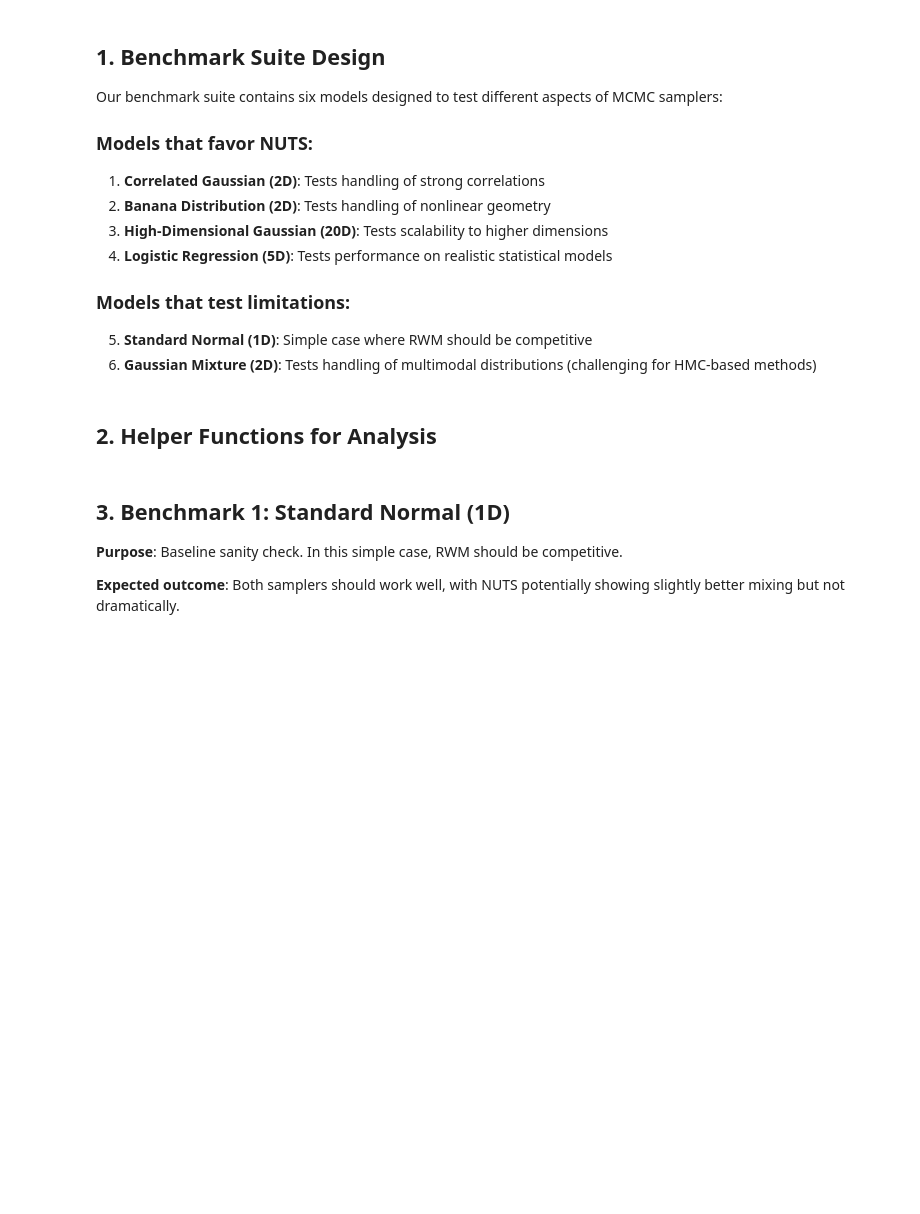
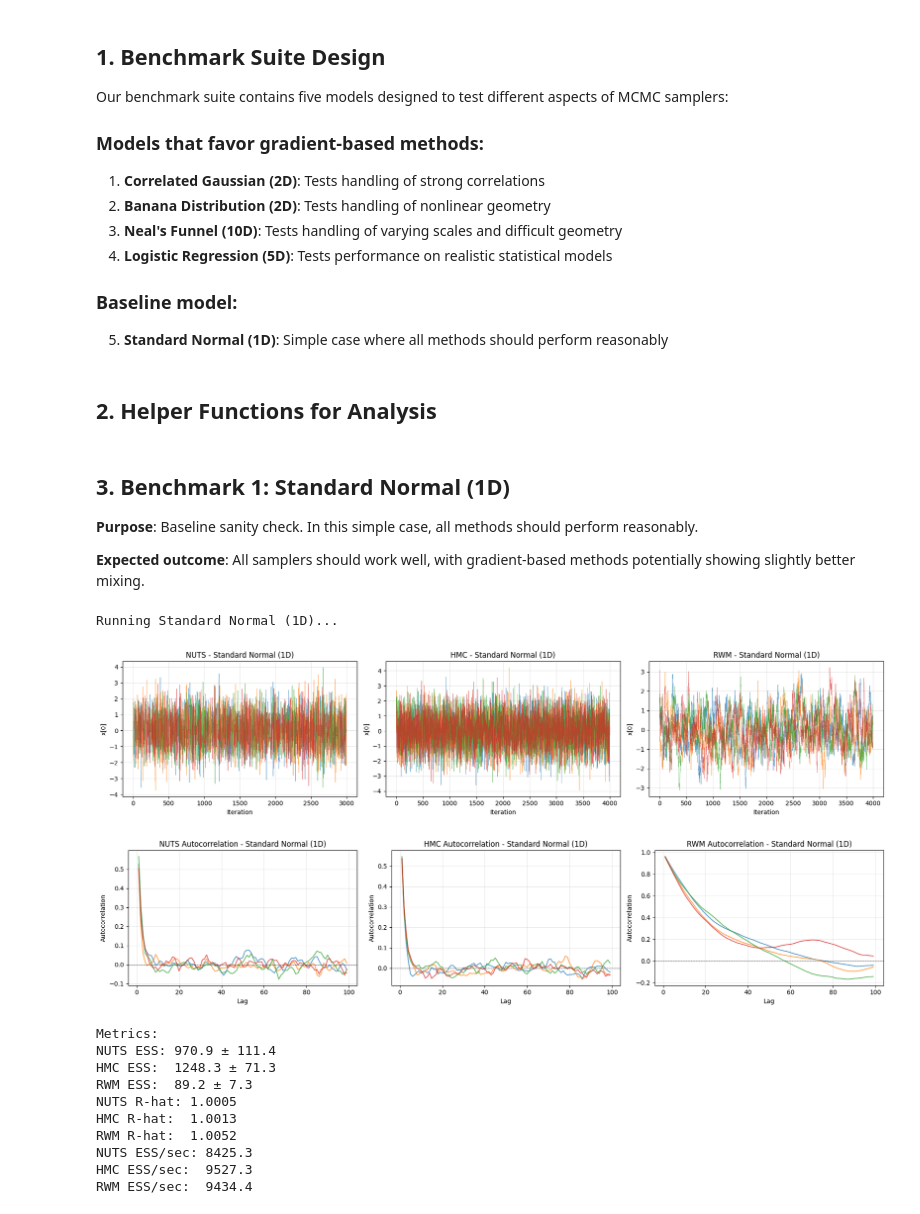
Before and after one commit to LenaSchill3008/NUTS_Implementation, a Jupyter notebook: analysis.ipynb, the cells around one changed output. Drawn from its saved outputs; the diff is of its cells as text; code cells hidden in the pictures; blank space fills up the shorter version.

```diff
--- a/analysis.ipynb
+++ b/analysis.ipynb
@@ -25,17 +26,16 @@ plt.rcParams['figure.dpi'] = 100
 # %% [markdown]
 ## 1. Benchmark Suite Design
 
-Our benchmark suite contains six models designed to test different aspects of MCMC samplers:
+Our benchmark suite contains five models designed to test different aspects of MCMC samplers:
 
-### Models that favor NUTS:
+### Models that favor gradient-based methods:
 1. **Correlated Gaussian (2D)**: Tests handling of strong correlations
 2. **Banana Distribution (2D)**: Tests handling of nonlinear geometry
-3. **High-Dimensional Gaussian (20D)**: Tests scalability to higher dimensions
+3. **Neal's Funnel (10D)**: Tests handling of varying scales and difficult geometry
 4. **Logistic Regression (5D)**: Tests performance on realistic statistical models
 
-### Models that test limitations:
-5. **Standard Normal (1D)**: Simple case where RWM should be competitive
-6. **Gaussian Mixture (2D)**: Tests handling of multimodal distributions (challenging for HMC-based methods)
+### Baseline model:
+5. **Standard Normal (1D)**: Simple case where all methods should perform reasonably
 # %% [markdown]
 ## 2. Helper Functions for Analysis
 # %%
@@ -195,25 +253,42 @@ def compute_metrics(results, dim):
 # %% [markdown]
 ## 3. Benchmark 1: Standard Normal (1D)
 
-**Purpose**: Baseline sanity check. In this simple case, RWM should be competitive.
+**Purpose**: Baseline sanity check. In this simple case, all methods should perform reasonably.
 
-**Expected outcome**: Both samplers should work well, with NUTS potentially showing slightly better mixing but not dramatically.
+**Expected outcome**: All samplers should work well, with gradient-based methods potentially showing slightly better mixing.
 # %%
 print("Running Standard Normal (1D)...")
 model_1 = StandardNormal()
 results_1 = run_sampler_comparison(model_1, dim=1, n_samples=3000, n_adapt=1000)
 metrics_1 = compute_metrics(results_1, dim=1)
 
-plot_traces(results_1['nuts_samples'], results_1['rwm_samples'], 'Standard Normal (1D)')
-plot_autocorrelation(results_1['nuts_samples'], results_1['rwm_samples'], 'Standard Normal (1D)')
+plot_traces(results_1['nuts_samples'], results_1['hmc_samples'], results_1['rwm_samples'], 'Standard Normal (1D)')
+plot_autocorrelation(results_1['nuts_samples'], results_1['hmc_samples'], results_1['rwm_samples'], 'Standard Normal (1D)')
 
 print(f"\nMetrics:")
 print(f"NUTS ESS: {np.mean(metrics_1['nuts_ess']):.1f} ± {np.std(metrics_1['nuts_ess']):.1f}")
+print(f"HMC ESS:  {np.mean(metrics_1['hmc_ess']):.1f} ± {np.std(metrics_1['hmc_ess']):.1f}")
 print(f"RWM ESS:  {np.mean(metrics_1['rwm_ess']):.1f} ± {np.std(metrics_1['rwm_ess']):.1f}")
 print(f"NUTS R-hat: {metrics_1['nuts_rhat']:.4f}")
+print(f"HMC R-hat:  {metrics_1['hmc_rhat']:.4f}")
 print(f"RWM R-hat:  {metrics_1['rwm_rhat']:.4f}")
 print(f"NUTS ESS/sec: {np.mean(metrics_1['nuts_ess_per_sec']):.1f}")
+print(f"HMC ESS/sec:  {np.mean(metrics_1['hmc_ess_per_sec']):.1f}")
 print(f"RWM ESS/sec:  {np.mean(metrics_1['rwm_ess_per_sec']):.1f}")
+# %% [output]
+Running Standard Normal (1D)...
+[figure, added]
+[figure, added]
+Metrics:
+NUTS ESS: 970.9 ± 111.4
+HMC ESS:  1248.3 ± 71.3
+RWM ESS:  89.2 ± 7.3
+NUTS R-hat: 1.0005
+HMC R-hat:  1.0013
+RWM R-hat:  1.0052
+NUTS ESS/sec: 8425.3
+HMC ESS/sec:  9527.3
+RWM ESS/sec:  9434.4
 # %% [markdown]
 ## 4. Benchmark 2: Correlated Gaussian (2D)
 
```
Also changed, not shown: parts of 19 cells of this notebook, 1 other file.
